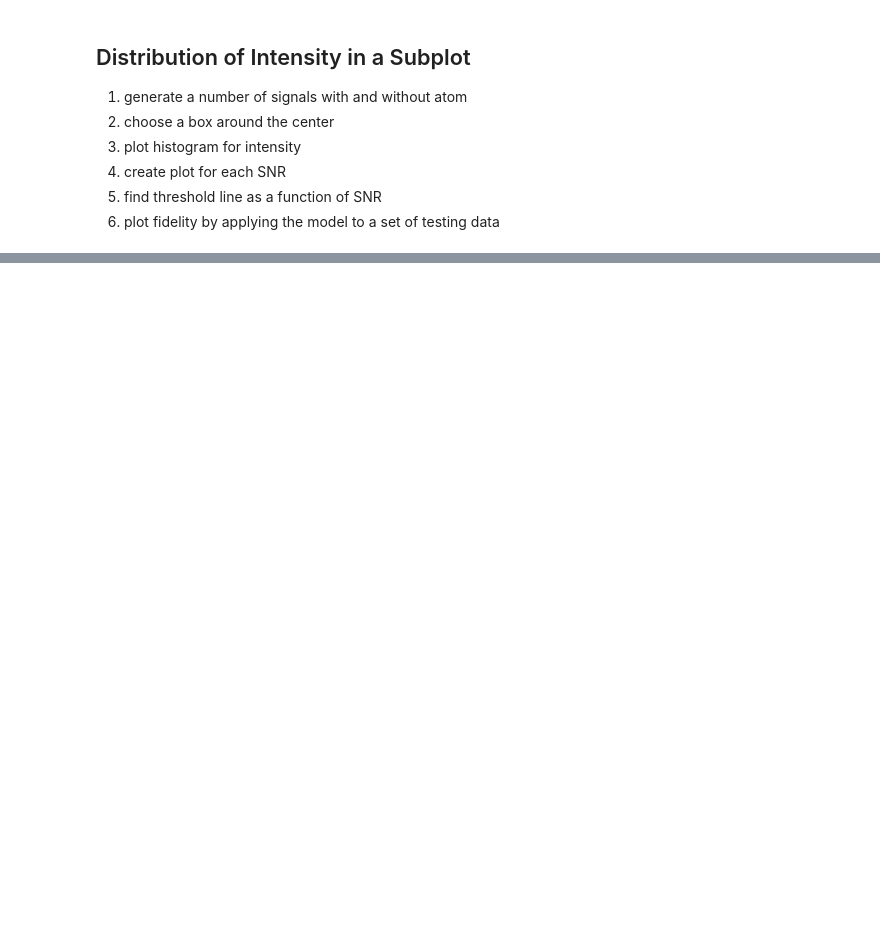
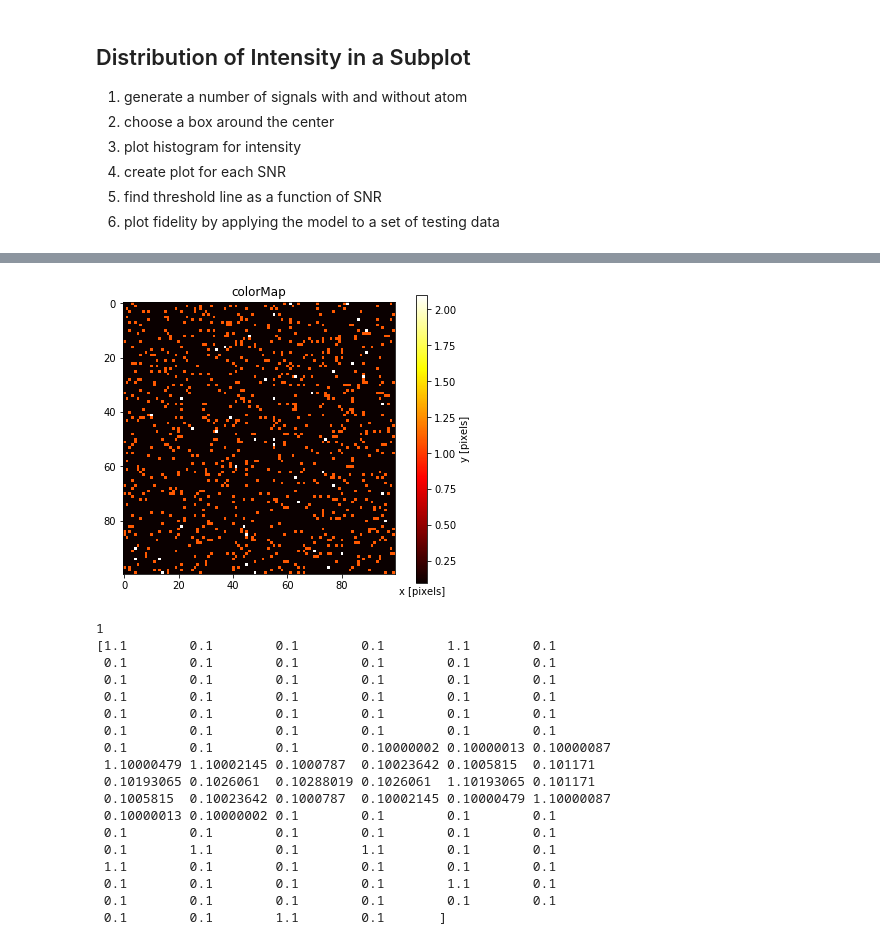
Before and after one commit to cliulinnaeus/AtomDetection, a Jupyter notebook: main.ipynb, the cells around one changed output, grey strips where cells are left out. Cells and saved outputs as stored; diff of their text form; code cells hidden in the pictures; blank space fills up the shorter version.

```diff
--- a/main.ipynb
+++ b/main.ipynb
@@ -160,0 +20,29 @@ IndentationError: expected an indented block (<ipython-input-15-e6639e0728a8>, l
+# %%
+# 1
+
+prev_time = time.time()
+
+x0 = img_size // 2
+y0 = img_size // 2
+sim = simulator(img_size, 0.1)
+
+data_tr_for_different_snr = []
+labels_tr_for_different_snr = []
+SNR = np.linspace(1, 2000, 10)
+for snr in SNR:
+    data_tr = []
+    labels_tr = []
+    for i in range(N):
+        r = np.random.rand()
+        if r > 0.5:
+            labels_tr.append(1)
+            data = sim.create_simulation_from_SNR(x0, y0, snr)
+            data_tr.append(data)
+        else:
+            labels_tr.append(0)
+            data = sim.create_simulation_from_SNR(x0, y0, snr, no_atom=True)
+            data_tr.append(data)
+    data_tr_for_different_snr.append(np.array(data_tr))
+    labels_tr_for_different_snr.append(np.array(labels_tr))
+
+print(f"time used: {time.time() - prev_time}")
@@ -160,0 +126,27 @@ IndentationError: expected an indented block (<ipython-input-15-e6639e0728a8>, l
+# %%
+idx=9
+a = data_tr_for_different_snr[0][idx]
+b = labels_tr_for_different_snr[0][idx]
+visualize(a)
+print(b)
+print(a[51])
+# %% [output]
+[figure, added]
+1
+[1.1        0.1        0.1        0.1        1.1        0.1
+ 0.1        0.1        0.1        0.1        0.1        0.1
+ 0.1        0.1        0.1        0.1        0.1        0.1
+ 0.1        0.1        0.1        0.1        0.1        0.1
+ 0.1        0.1        0.1        0.1        0.1        0.1
+ 0.1        0.1        0.1        0.1        0.1        0.1
+ 0.1        0.1        0.1        0.10000002 0.10000013 0.10000087
+ 1.10000479 1.10002145 0.1000787  0.10023642 0.1005815  0.101171
+ 0.10193065 0.1026061  0.10288019 0.1026061  1.10193065 0.101171
+ 0.1005815  0.10023642 0.1000787  0.10002145 0.10000479 1.10000087
+ 0.10000013 0.10000002 0.1        0.1        0.1        0.1
+ 0.1        0.1        0.1        0.1        0.1        0.1
+ 0.1        1.1        0.1        1.1        0.1        0.1
+ 1.1        0.1        0.1        0.1        0.1        0.1
+ 0.1        0.1        0.1        0.1        1.1        0.1
+ 0.1        0.1        0.1        0.1        0.1        0.1
+ 0.1        0.1        1.1        0.1       ]
```
Also changed, not shown: parts of 21 cells of this notebook, 5 other files.
